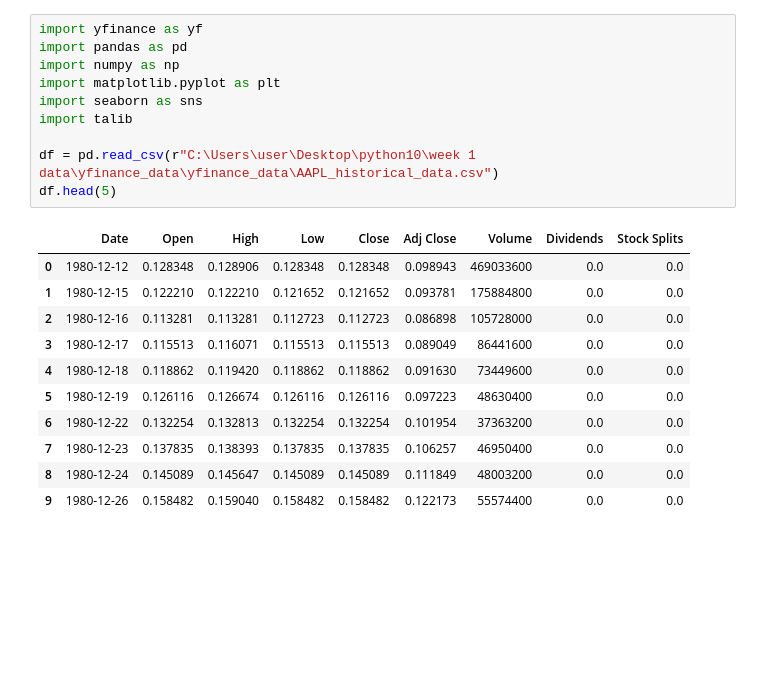
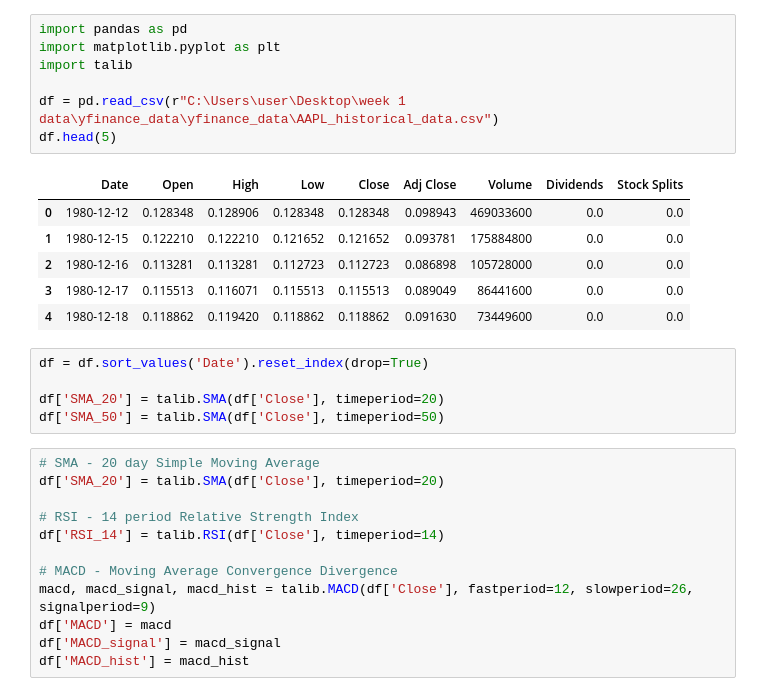
Before and after one commit to RahwaBer/Price-Moves-week1, a Jupyter notebook: notebooks/task2.ipynb, the cells around one changed output. Drawn from its saved outputs; the diff is of its cells as text; blank space fills up the shorter version.

Commit message:
using talib

```diff
--- a/notebooks/task2.ipynb
+++ b/notebooks/task2.ipynb
@@ -1,22 +1,31 @@
 # %%
-import yfinance as yf
 import pandas as pd
-import numpy as np
 import matplotlib.pyplot as plt
-import seaborn as sns
 import talib
 
-df = pd.read_csv(r"C:\Users\user\Desktop\python10\week 1 data\yfinance_data\yfinance_data\AAPL_historical_data.csv")
+df = pd.read_csv(r"C:\Users\user\Desktop\week 1 data\yfinance_data\yfinance_data\AAPL_historical_data.csv")
 df.head(5)
 # %% [output]
 |  | Date | Open | High | Low | Close | Adj Close | Volume | Dividends | Stock Splits |
 | 0 | 1980-12-12 | 0.128348 | 0.128906 | 0.128348 | 0.128348 | 0.098943 | 469033600 | 0.0 | 0.0 |
 | 1 | 1980-12-15 | 0.122210 | 0.122210 | 0.121652 | 0.121652 | 0.093781 | 175884800 | 0.0 | 0.0 |
 | 2 | 1980-12-16 | 0.113281 | 0.113281 | 0.112723 | 0.112723 | 0.086898 | 105728000 | 0.0 | 0.0 |
 | 3 | 1980-12-17 | 0.115513 | 0.116071 | 0.115513 | 0.115513 | 0.089049 | 86441600 | 0.0 | 0.0 |
 | 4 | 1980-12-18 | 0.118862 | 0.119420 | 0.118862 | 0.118862 | 0.091630 | 73449600 | 0.0 | 0.0 |
-| 5 | 1980-12-19 | 0.126116 | 0.126674 | 0.126116 | 0.126116 | 0.097223 | 48630400 | 0.0 | 0.0 |
-| 6 | 1980-12-22 | 0.132254 | 0.132813 | 0.132254 | 0.132254 | 0.101954 | 37363200 | 0.0 | 0.0 |
-| 7 | 1980-12-23 | 0.137835 | 0.138393 | 0.137835 | 0.137835 | 0.106257 | 46950400 | 0.0 | 0.0 |
-| 8 | 1980-12-24 | 0.145089 | 0.145647 | 0.145089 | 0.145089 | 0.111849 | 48003200 | 0.0 | 0.0 |
-| 9 | 1980-12-26 | 0.158482 | 0.159040 | 0.158482 | 0.158482 | 0.122173 | 55574400 | 0.0 | 0.0 |
+# %%
+df = df.sort_values('Date').reset_index(drop=True)
+
+df['SMA_20'] = talib.SMA(df['Close'], timeperiod=20)
+df['SMA_50'] = talib.SMA(df['Close'], timeperiod=50)
+# %%
+# SMA - 20 day Simple Moving Average
+df['SMA_20'] = talib.SMA(df['Close'], timeperiod=20)
+
+# RSI - 14 period Relative Strength Index
+df['RSI_14'] = talib.RSI(df['Close'], timeperiod=14)
+
+# MACD - Moving Average Convergence Divergence
+macd, macd_signal, macd_hist = talib.MACD(df['Close'], fastperiod=12, slowperiod=26, signalperiod=9)
+df['MACD'] = macd
+df['MACD_signal'] = macd_signal
+df['MACD_hist'] = macd_hist
```
Also changed, not shown: parts of 8 cells of this notebook, 1 other file.
